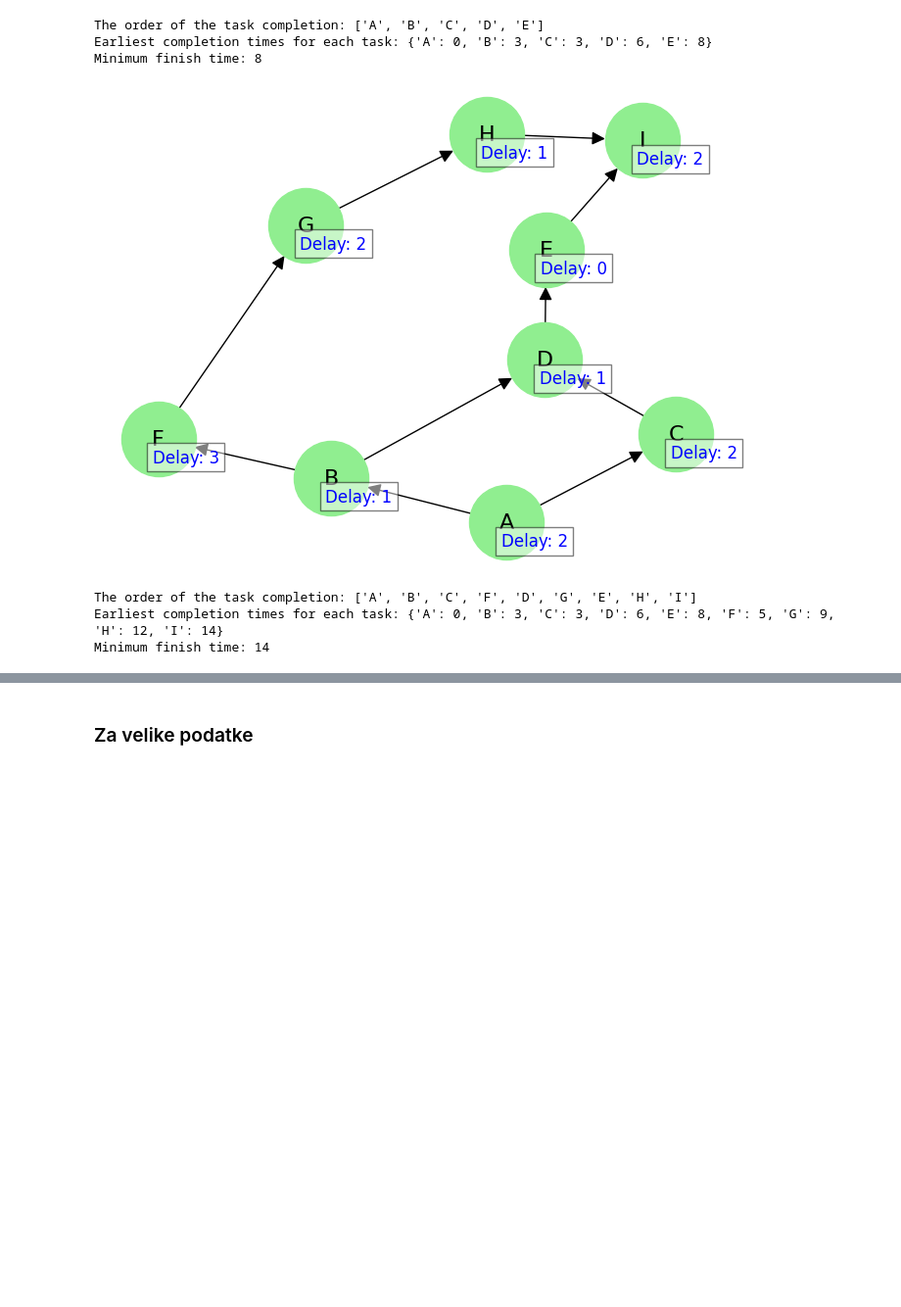
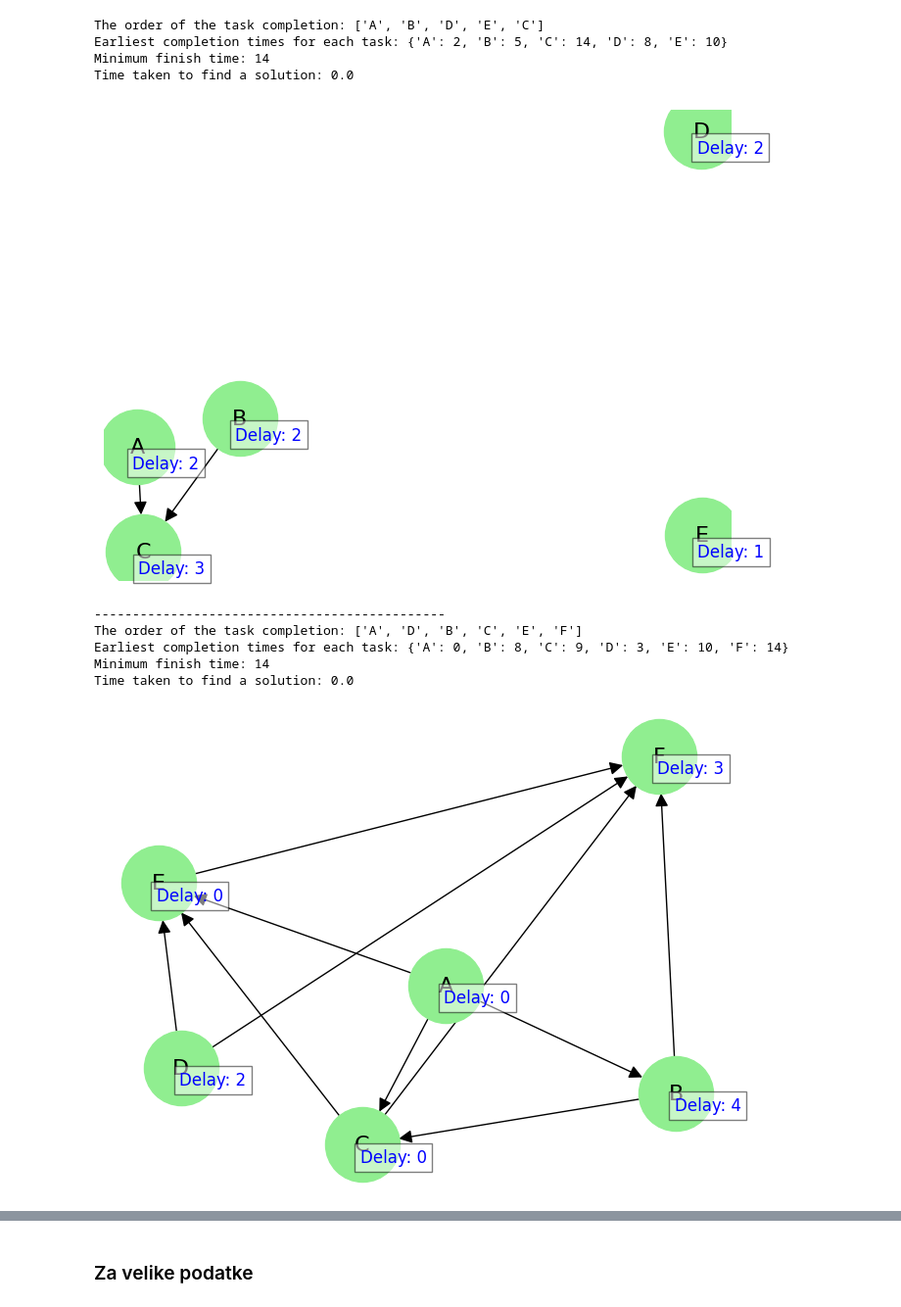
Before and after one commit to rexi12345/MPCSD, a Jupyter notebook: brute_force_alg.ipynb, the cells around one changed output, grey strips where cells are left out. Shown at 98% size. Cells and saved outputs as stored; diff of their text form; code cells hidden in the pictures; blank space fills up the shorter version.

Commit message:
fixed evaluation of the results, added tests generating and serialization of results

```diff
--- a/brute_force_alg.ipynb
+++ b/brute_force_alg.ipynb
@@ -71,4 +70,11 @@ tasks = ['A', 'B', 'C', 'D', 'E']
 edges = [('A', 'B'), ('A', 'C'), ('B', 'D'), ('C', 'D'), ('D', 'E')]
 delays = {'A': 2, 'B': 1, 'C': 2, 'D': 1, 'E': 0}
 draw_graph(tasks, edges, delays)
+
+dp, finish_time, order_of_tasks, time_taken = mpcs(tasks, edges, delays)
+
+print("The order of the task completion:", order_of_tasks)
+print("Earliest completion times for each task:", dp)
+print("Minimum finish time:", finish_time)
+print("Time taken to find a solution:", time_taken)
 # %% [output]
@@ -76,29 +86,50 @@ draw_graph(tasks, edges, delays)
-# %%
-dp, finish_time = mpcs(tasks, edges, delays)
-
-print("Earliest completion times for each task:", dp)
-print("Minimum finish time:", finish_time)
-# %% [output]
-The order of the task completion: ['A', 'B', 'C', 'D', 'E']
-Earliest completion times for each task: {'A': 0, 'B': 3, 'C': 3, 'D': 6, 'E': 8}
-Minimum finish time: 8
+# %%
+def save_results(file, data):
+    with open(file, 'w') as file:
+        json.dump(data, file, indent=4)
+    print(f"Data saved to {file}")
 # %%
-tasks = ['A', 'B', 'C', 'D', 'E', 'F', 'G', 'H', 'I']
+path = 'test_files/'
+files = os.listdir(path)
+# Filter files that match the pattern 'test_file_*.py'
+data_files = [f for f in files if f.startswith('test_file_') and f.endswith('.json')]
+data_to_write = []
+# Loop through each file and import the data
+for file_name in data_files:
+    file_path = os.path.join(path, file_name)
+    with open(file_path, 'r') as f:
+        loaded_data = json.load(f)
+        tasks = loaded_data.get('tasks')
+        edges = loaded_data.get('edges')
+        delays = loaded_data.get('delays')
 
-edges = [
-    ('A', 'B'), ('A', 'C'), ('B', 'D'), ('C', 'D'), ('D', 'E'),
-    ('B', 'F'), ('F', 'G'), ('G', 'H'), ('H', 'I'), ('E', 'I')
-]
+        finish_times, finish_time, order_of_tasks, time_taken = mpcs(tasks, edges, delays)
+        print("The order of the task completion:", order_of_tasks)
+        print("Earliest completion times for each task:", finish_times)
+        print("Minimum finish time:", finish_time)
+        print("Time taken to find a solution:", time_taken)
+        draw_graph(tasks, edges, delays)
+        print("----------------------------------------------")
+        data = {
+        'test_name' : file_name,
+        'order_of_tasks': order_of_tasks,
+        'finish_times': finish_times,
+        'finish_time': finish_time,
+        'time_taken': time_taken
+        }
+        data_to_write.append(data)
 
-delays = {'A': 2, 'B': 1, 'C': 2, 'D': 1, 'E': 0, 'F': 3, 'G': 2, 'H': 1, 'I': 2}
-draw_graph(tasks, edges, delays)
-
-dp, finish_time = mpcs(tasks, edges, delays)
-
-print("Earliest completion times for each task:", dp)
-print("Minimum finish time:", finish_time)
+result_file = 'results/brute_force.json'
+save_results(result_file, data_to_write)
 # %% [output]
+The order of the task completion: ['A', 'B', 'D', 'E', 'C']
+Earliest completion times for each task: {'A': 2, 'B': 5, 'C': 14, 'D': 8, 'E': 10}
+Minimum finish time: 14
+Time taken to find a solution: 0.0
-[figure, old version]
+[figure, new version]
-The order of the task completion: ['A', 'B', 'C', 'F', 'D', 'G', 'E', 'H', 'I']
-Earliest completion times for each task: {'A': 0, 'B': 3, 'C': 3, 'D': 6, 'E': 8, 'F': 5, 'G': 9, 'H': 12, 'I': 14}
-Minimum finish time: 14
+----------------------------------------------
+The order of the task completion: ['A', 'D', 'B', 'C', 'E', 'F']
+Earliest completion times for each task: {'A': 0, 'B': 8, 'C': 9, 'D': 3, 'E': 10, 'F': 14}
+Minimum finish time: 14
+Time taken to find a solution: 0.0
+[figure, added]
```
Also changed, not shown: parts of 5 cells of this notebook, 8 other files.
